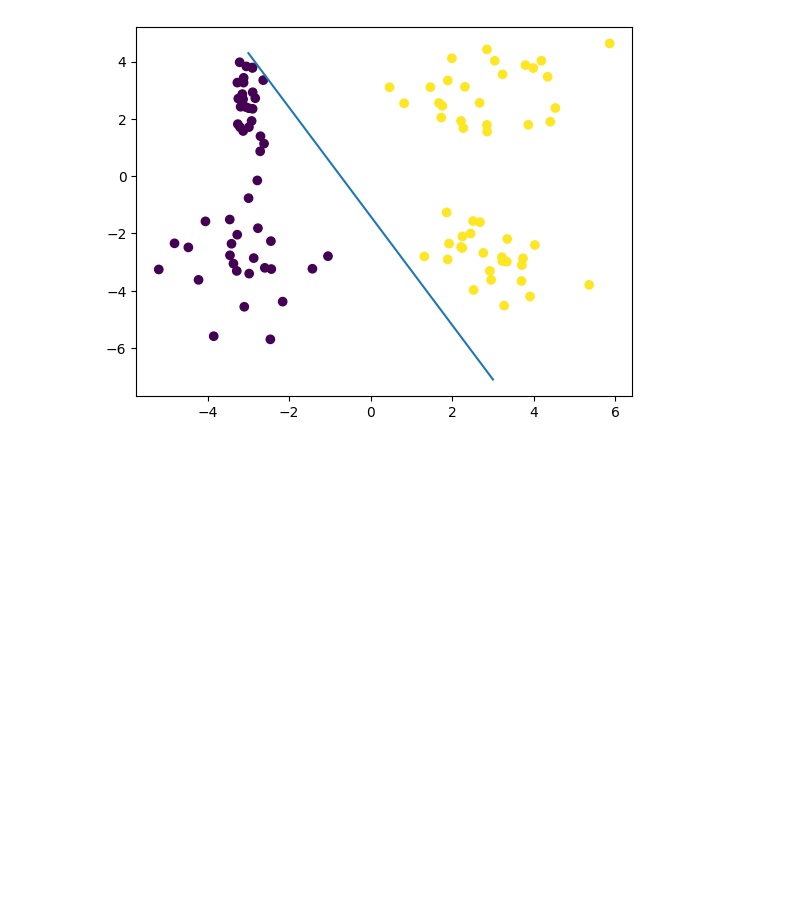
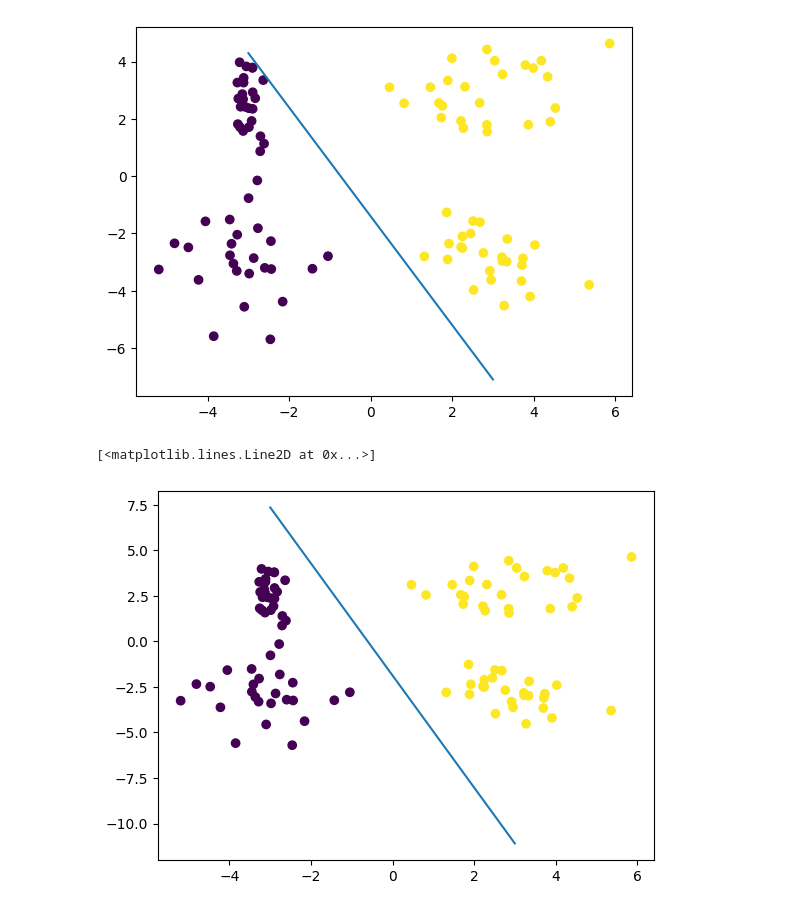
Before and after one commit to aditya002212-hash/mlfoundation, a Jupyter notebook: logesticreg.ipynb, the cells around one changed output. Drawn from its saved outputs; the diff is of its cells as text; code cells hidden in the pictures; blank space fills up the shorter version.

Commit message:
added loistic reg actual with gradient descent and sigmoid

```diff
--- a/logesticreg.ipynb
+++ b/logesticreg.ipynb
@@ -43,18 +43,31 @@ plt.plot(x,y)
 # %%
 # changing the step function to sigmoid function
 def sigmoid(z):
     return 1/(1+np.exp(-z))
 class log_p_sig():
 
     def __init__(self,lrr=0.01,epoch=200):
         self.lrr=lrr
         self.weights = None
         self.epoch=epoch
 
     def fit(self,X,Y):
         X = np.insert(X,0,1,axis=1)
         self.weights = np.ones(X.shape[1])
         for i in range(self.epoch):
             j = np.random.randint(0,100)
-            y_hat = step(np.dot(X[j],self.weights))
+            y_hat = sigmoid(np.dot(X[j],self.weights))
             self.weights = self.weights + self.lrr*(Y[j]-y_hat)*X[j]
+
+model=log_p_sig()
+model.fit(X,Y)
+model.weights
+m=-model.weights[1]/model.weights[2]
+c=-model.weights[0]/model.weights[2]
+x=np.linspace(-3,3,100)
+y=m*x+c
+plt.scatter(X[:,0],X[:,1],c=Y)
+plt.plot(x,y)
+# %% [output]
+[<matplotlib.lines.Line2D at 0x...>]
+[figure, added]
```
Also changed, not shown: parts of 2 cells of this notebook.
